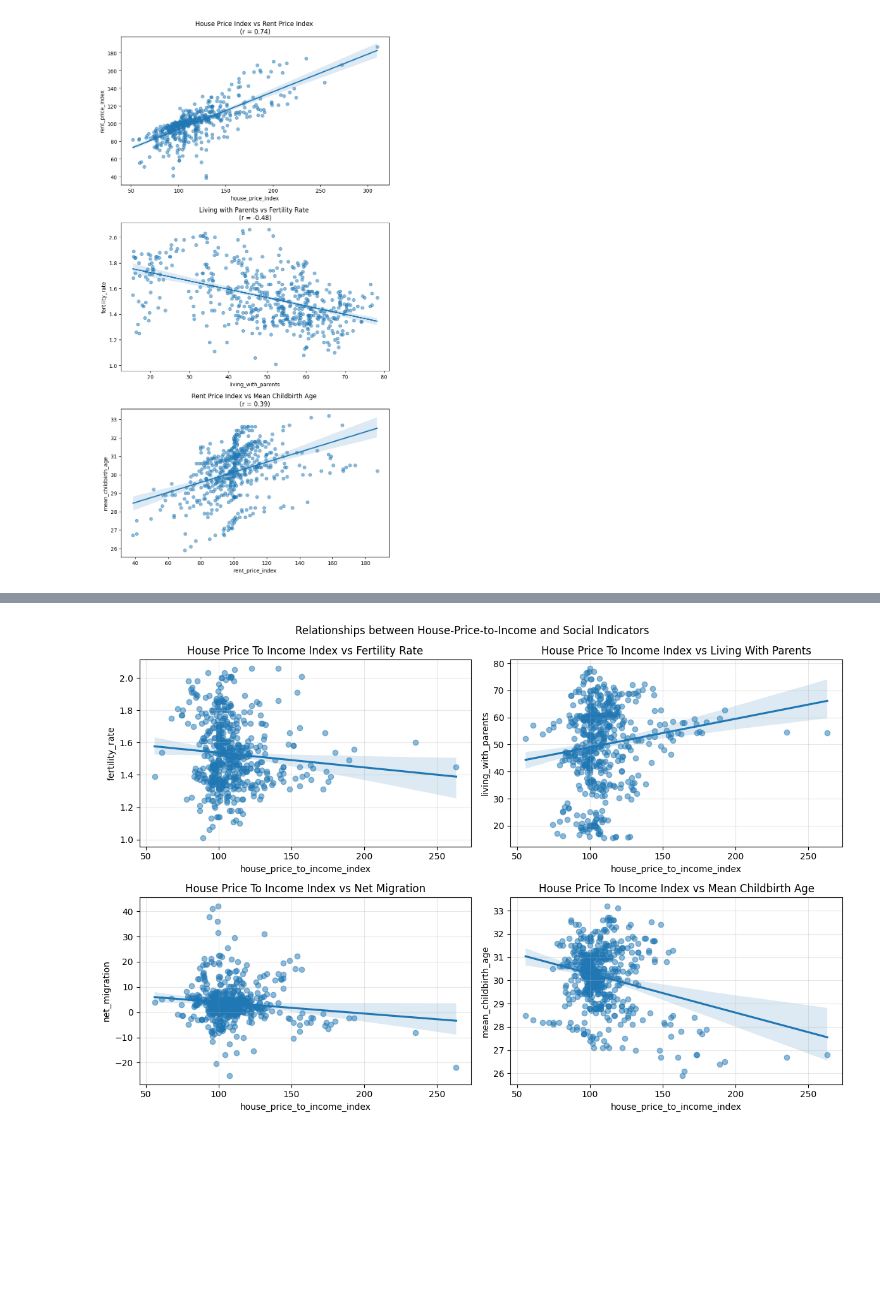
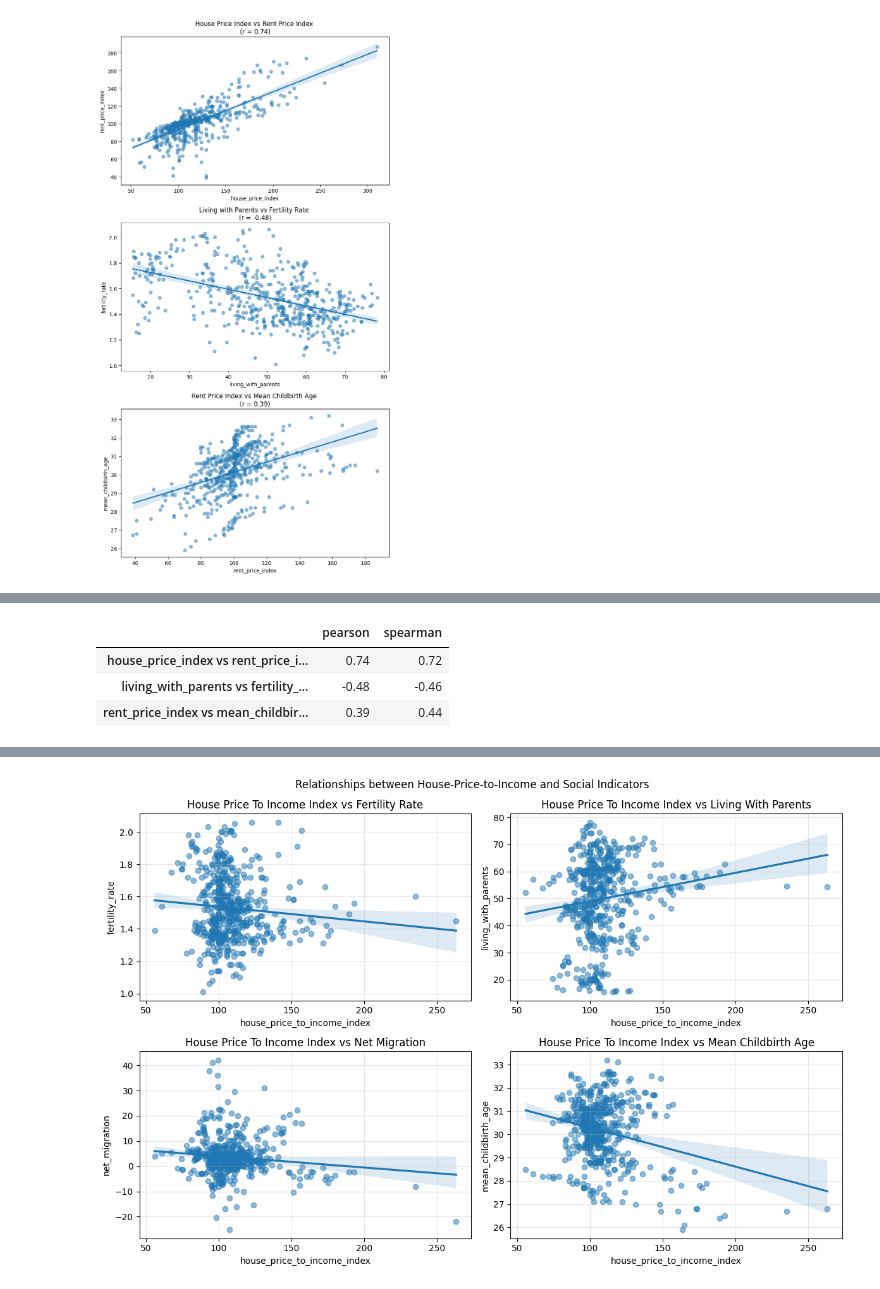
Before and after one commit to baktofebruary/InfoVis, a Jupyter notebook: notebooks/prepare_data.ipynb, the cells around one changed output, grey strips where cells are left out. Cells and saved outputs as stored; diff of their text form; code cells hidden in the pictures; blank space fills up the shorter version.

```diff
--- a/notebooks/prepare_data.ipynb
+++ b/notebooks/prepare_data.ipynb
@@ -1051,0 +1090,27 @@ plt.show()
+# %%
+pearson_corr = final_df[corr_cols].corr(method="pearson")
+spearman_corr = final_df[corr_cols].corr(method="spearman")
+
+comparison = pd.DataFrame({
+    "pearson": [
+        pearson_corr.loc["house_price_index", "rent_price_index"],
+        pearson_corr.loc["living_with_parents", "fertility_rate"],
+        pearson_corr.loc["rent_price_index", "mean_childbirth_age"]
+    ],
+    "spearman": [
+        spearman_corr.loc["house_price_index", "rent_price_index"],
+        spearman_corr.loc["living_with_parents", "fertility_rate"],
+        spearman_corr.loc["rent_price_index", "mean_childbirth_age"]
+    ]
+}, index=[
+    "house_price_index vs rent_price_index",
+    "living_with_parents vs fertility_rate",
+    "rent_price_index vs mean_childbirth_age"
+])
+
+comparison
+# %% [output]
+|  | pearson | spearman |
+| house_price_index vs rent_price_i... | 0.74 | 0.72 |
+| living_with_parents vs fertility_... | -0.48 | -0.46 |
+| rent_price_index vs mean_childbir... | 0.39 | 0.44 |
```
Also changed, not shown: parts of 17 cells of this notebook.
